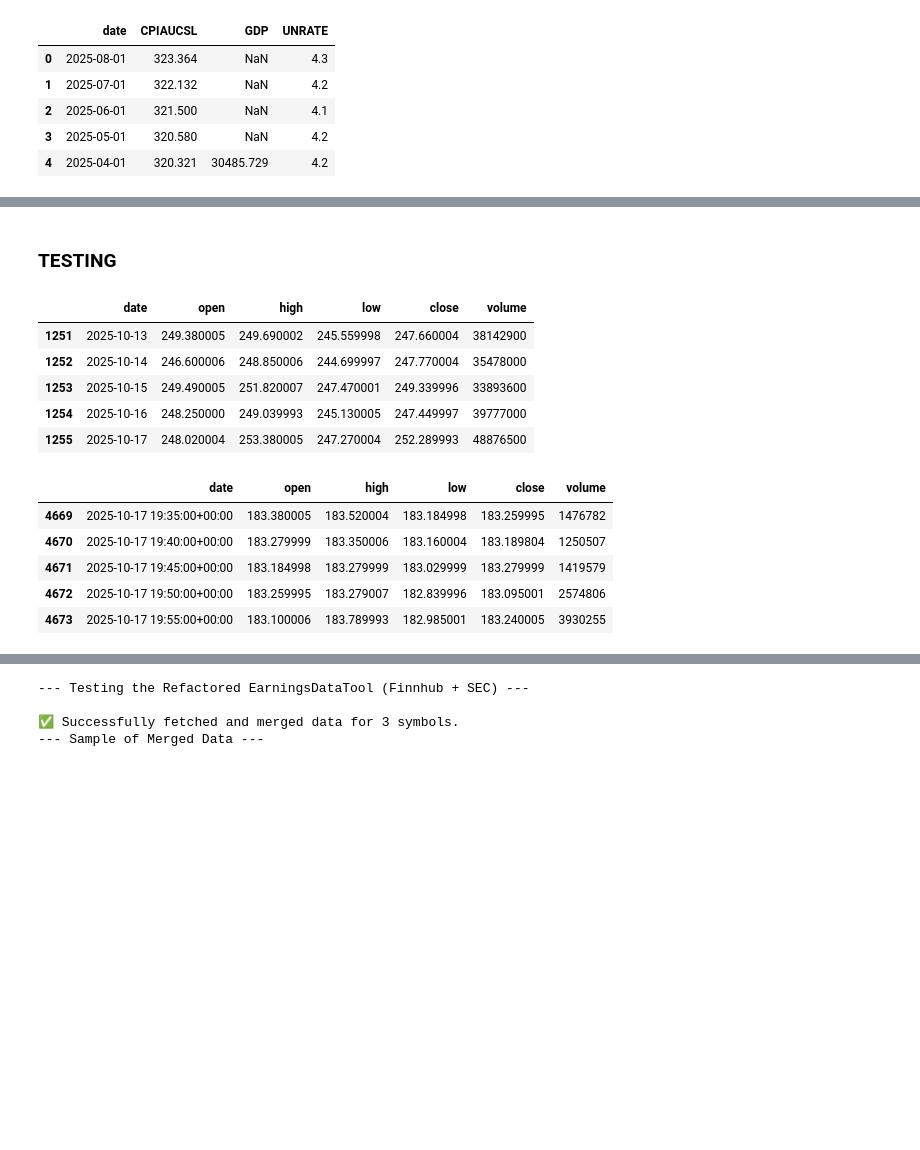
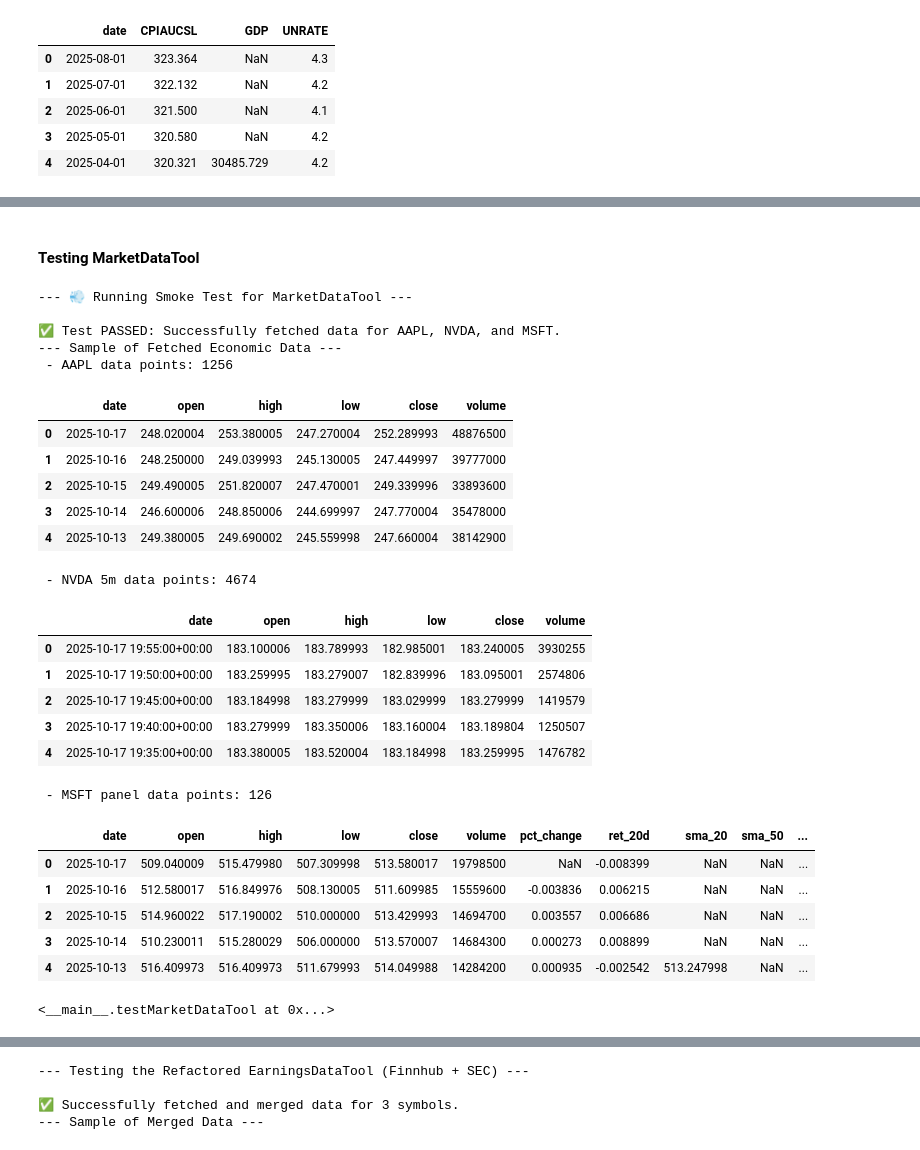
Before and after one commit to Robairfarag1/-Multi-Agent-Financial-Analysis-System, a Jupyter notebook: notebooks/Final_Investment_Agent.ipynb, the cells around one changed output, grey strips where cells are left out. Drawn from its saved outputs; the diff is of its cells as text; code cells hidden in the pictures; blank space fills up the shorter version.

```diff
--- a/notebooks/Final_Investment_Agent.ipynb
+++ b/notebooks/Final_Investment_Agent.ipynb
@@ -642,35 +708,66 @@ class MarketDataTool:
         df["vol_ma_20"] = df["volume"].rolling(20, min_periods=5).mean()
         return df
 # %% [markdown]
-### TESTING
+#### Testing MarketDataTool
 # %%
-## Test single ticker fetch
-mdt = MarketDataTool(ttl_seconds=3600)
+class testMarketDataTool:
+    """
+    A simple test to verify the MarketDataTool is working correctly.
+    """
+    print("--- 💨 Running Smoke Test for MarketDataTool ---")
+    ## Test single ticker fetch
+    mdt = MarketDataTool(ttl_seconds=3600)
 
-# Daily, 5 years
-aapl = mdt.get_stock_prices("AAPL", period="5y", interval="1d")
+    # Daily, 5 years
+    aapl = mdt.get_stock_prices("AAPL", period="5y", interval="1d")
 
-# Intraday (e.g., 5-minute). If your period is too long for the interval,
-# yfinance will just return what it can; the cache keeps it consistent across runs.
-nvda_5m = mdt.get_stock_prices("NVDA", period="60d", interval="5m")
+    # Intraday (e.g., 5-minute). If your period is too long for the interval,
+    # yfinance will just return what it can; the cache keeps it consistent across runs.
+    nvda_5m = mdt.get_stock_prices("NVDA", period="60d", interval="5m")
 
-# Panel w/ features for router hints
-panel = mdt.get_price_panel("MSFT", period="6mo", interval="1d", with_features=True)
+    # Panel w/ features for router hints
+    panel = mdt.get_price_panel("MSFT", period="6mo", interval="1d", with_features=True)
 
-# -------------------------------
-display(aapl.tail())
-display(nvda_5m.tail())
+    if not aapl.empty and not nvda_5m.empty and not panel.empty:
+        print("\n✅ Test PASSED: Successfully fetched data for AAPL, NVDA, and MSFT.")
+        print("--- Sample of Fetched Economic Data ---")
+        print(f" - AAPL data points: {len(aapl)}")
+        display(aapl.head())
+        print(f" - NVDA 5m data points: {len(nvda_5m)}")
+        display(nvda_5m.head())
+        print(f" - MSFT panel data points: {len(panel)}")
+        display(panel.head())
+    else:
+        print("\n❌ Test FAILED: One or more data fetches returned empty DataFrames.")
+        print("   Please check your network connection and yfinance availability.")
+
+# --- Execute the smoke test ---
+testMarketDataTool()
 # %% [output]
+--- 💨 Running Smoke Test for MarketDataTool ---
+
+✅ Test PASSED: Successfully fetched data for AAPL, NVDA, and MSFT.
+--- Sample of Fetched Economic Data ---
+ - AAPL data points: 1256
 |  | date | open | high | low | close | volume |
-| 1251 | 2025-10-13 | 249.380005 | 249.690002 | 245.559998 | 247.660004 | 38142900 |
-| 1252 | 2025-10-14 | 246.600006 | 248.850006 | 244.699997 | 247.770004 | 35478000 |
-| 1253 | 2025-10-15 | 249.490005 | 251.820007 | 247.470001 | 249.339996 | 33893600 |
-| 1254 | 2025-10-16 | 248.250000 | 249.039993 | 245.130005 | 247.449997 | 39777000 |
-| 1255 | 2025-10-17 | 248.020004 | 253.380005 | 247.270004 | 252.289993 | 48876500 |
+| 0 | 2025-10-17 | 248.020004 | 253.380005 | 247.270004 | 252.289993 | 48876500 |
+| 1 | 2025-10-16 | 248.250000 | 249.039993 | 245.130005 | 247.449997 | 39777000 |
+| 2 | 2025-10-15 | 249.490005 | 251.820007 | 247.470001 | 249.339996 | 33893600 |
+| 3 | 2025-10-14 | 246.600006 | 248.850006 | 244.699997 | 247.770004 | 35478000 |
+| 4 | 2025-10-13 | 249.380005 | 249.690002 | 245.559998 | 247.660004 | 38142900 |
+ - NVDA 5m data points: 4674
 |  | date | open | high | low | close | volume |
-| 4669 | 2025-10-17 19:35:00+00:00 | 183.380005 | 183.520004 | 183.184998 | 183.259995 | 1476782 |
-| 4670 | 2025-10-17 19:40:00+00:00 | 183.279999 | 183.350006 | 183.160004 | 183.189804 | 1250507 |
-| 4671 | 2025-10-17 19:45:00+00:00 | 183.184998 | 183.279999 | 183.029999 | 183.279999 | 1419579 |
-| 4672 | 2025-10-17 19:50:00+00:00 | 183.259995 | 183.279007 | 182.839996 | 183.095001 | 2574806 |
-| 4673 | 2025-10-17 19:55:00+00:00 | 183.100006 | 183.789993 | 182.985001 | 183.240005 | 3930255 |
+| 0 | 2025-10-17 19:55:00+00:00 | 183.100006 | 183.789993 | 182.985001 | 183.240005 | 3930255 |
+| 1 | 2025-10-17 19:50:00+00:00 | 183.259995 | 183.279007 | 182.839996 | 183.095001 | 2574806 |
+| 2 | 2025-10-17 19:45:00+00:00 | 183.184998 | 183.279999 | 183.029999 | 183.279999 | 1419579 |
+| 3 | 2025-10-17 19:40:00+00:00 | 183.279999 | 183.350006 | 183.160004 | 183.189804 | 1250507 |
+| 4 | 2025-10-17 19:35:00+00:00 | 183.380005 | 183.520004 | 183.184998 | 183.259995 | 1476782 |
+ - MSFT panel data points: 126
+|  | date | open | high | low | close | volume | pct_change | ret_20d | sma_20 | sma_50 | ... |
+| 0 | 2025-10-17 | 509.040009 | 515.479980 | 507.309998 | 513.580017 | 19798500 | NaN | -0.008399 | NaN | NaN | ... |
+| 1 | 2025-10-16 | 512.580017 | 516.849976 | 508.130005 | 511.609985 | 15559600 | -0.003836 | 0.006215 | NaN | NaN | ... |
+| 2 | 2025-10-15 | 514.960022 | 517.190002 | 510.000000 | 513.429993 | 14694700 | 0.003557 | 0.006686 | NaN | NaN | ... |
+| 3 | 2025-10-14 | 510.230011 | 515.280029 | 506.000000 | 513.570007 | 14684300 | 0.000273 | 0.008899 | NaN | NaN | ... |
+| 4 | 2025-10-13 | 516.409973 | 516.409973 | 511.679993 | 514.049988 | 14284200 | 0.000935 | -0.002542 | 513.247998 | NaN | ... |
+<__main__.testMarketDataTool at 0x...>
 # %% [markdown]
```
Also changed, not shown: parts of 36 cells of this notebook.
